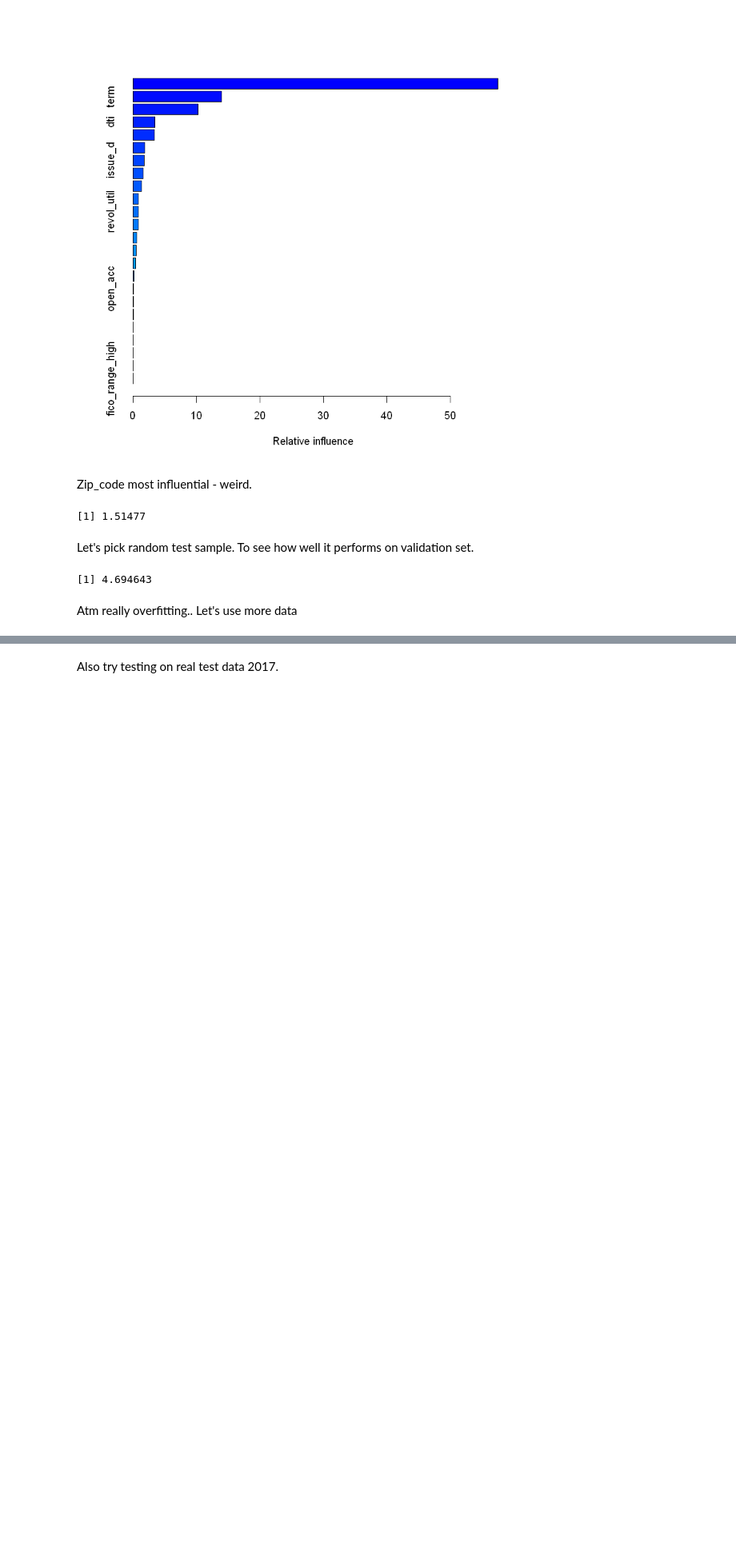
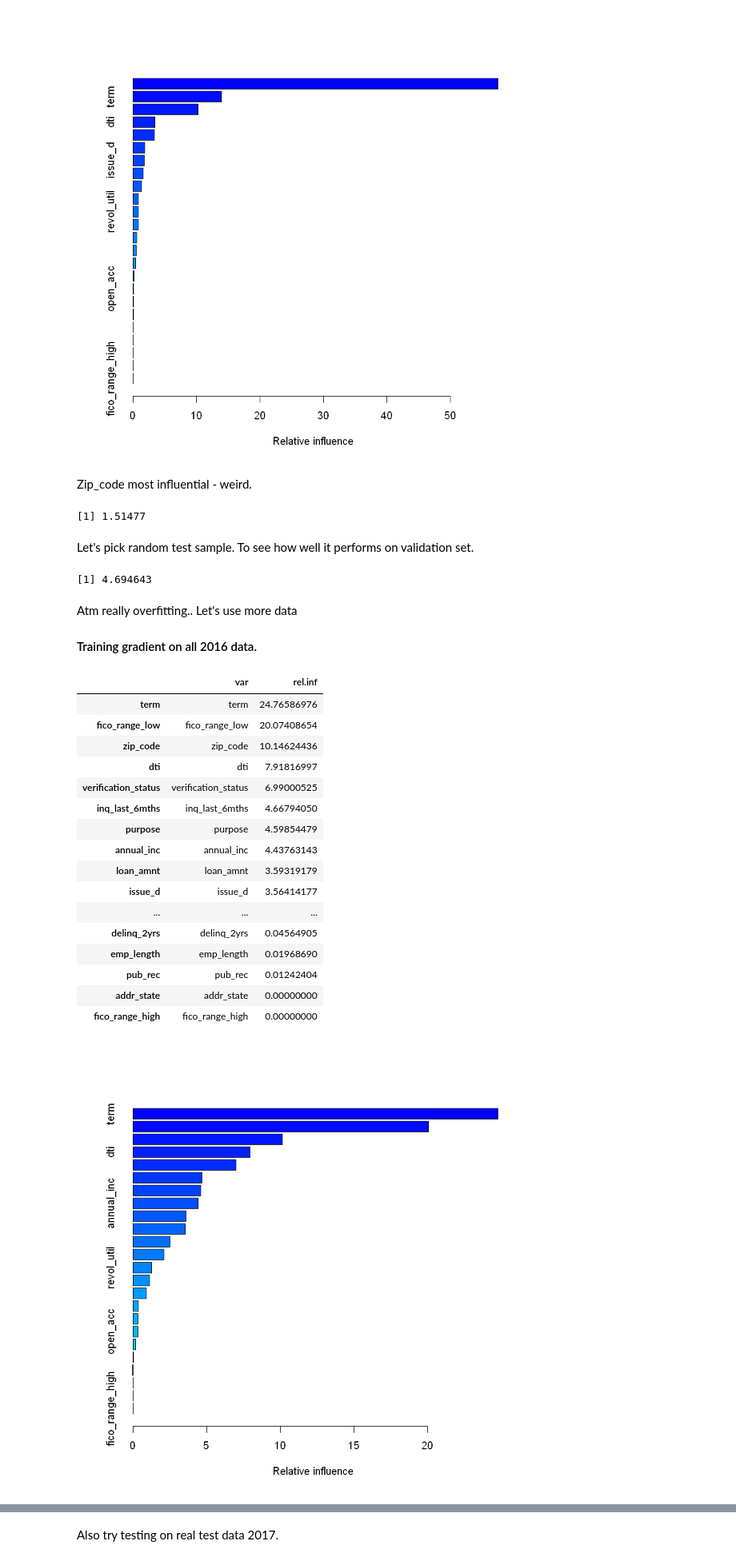
Before and after one commit to markus93/DM-Loan-Project, a Jupyter notebook: DM_Project_Predicting.ipynb, the cells around one changed output, grey strips where cells are left out. Shown at 80% size. Saved outputs shown, nothing was run; the diff lists cells and outputs as text; code cells hidden in the pictures; blank space fills up the shorter version.

Commit message:
Trained Gradient Boosting on whole 2016 data and tested on 2017 data.

```diff
--- a/DM_Project_Predicting.ipynb
+++ b/DM_Project_Predicting.ipynb
@@ -330,6 +360,8 @@ rmse(val_sample$int_rate, y.pred)
 [1] 4.694643
 # %% [markdown]
 Atm really overfitting.. Let's use more data
+
+#### Training gradient on all 2016 data.
 # %%
 gbm.model2 <- gbm(int_rate ~ ., data = sub_train_data1,
 n.trees=1000,
@@ -340,7 +372,26 @@ bag.fraction=0.9,
 cv.fold=5,
 n.minobsinnode = 50)
 # %%
-summary(gbm.model1)
+summary(gbm.model2)
+# %% [output]
+|  | var | rel.inf |
+| term | term | 24.76586976 |
+| fico_range_low | fico_range_low | 20.07408654 |
+| zip_code | zip_code | 10.14624436 |
+| dti | dti | 7.91816997 |
+| verification_status | verification_status | 6.99000525 |
+| inq_last_6mths | inq_last_6mths | 4.66794050 |
+| purpose | purpose | 4.59854479 |
+| annual_inc | annual_inc | 4.43763143 |
+| loan_amnt | loan_amnt | 3.59319179 |
+| issue_d | issue_d | 3.56414177 |
+| ... | ... | ... |
+| delinq_2yrs | delinq_2yrs | 0.04564905 |
+| emp_length | emp_length | 0.01968690 |
+| pub_rec | pub_rec | 0.01242404 |
+| addr_state | addr_state | 0.00000000 |
+| fico_range_high | fico_range_high | 0.00000000 |
+[figure, added]
 # %%
 y.pred <- predict(gbm.model2, n.trees = 1000, sub_train_data1)
 rmse(sub_train_data1$int_rate, y.pred)
```
Also changed, not shown: parts of 11 cells of this notebook.
